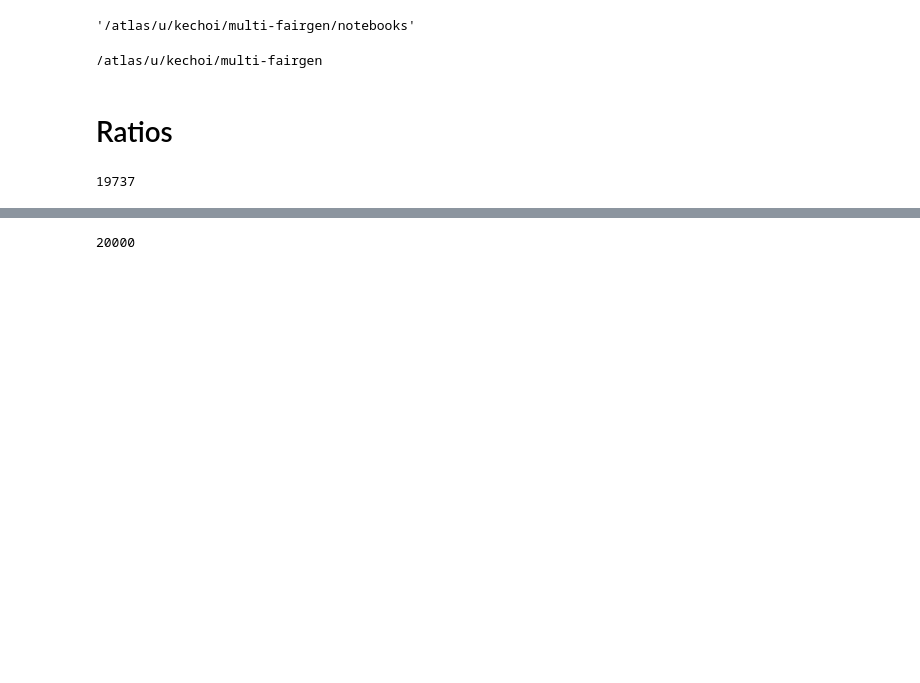
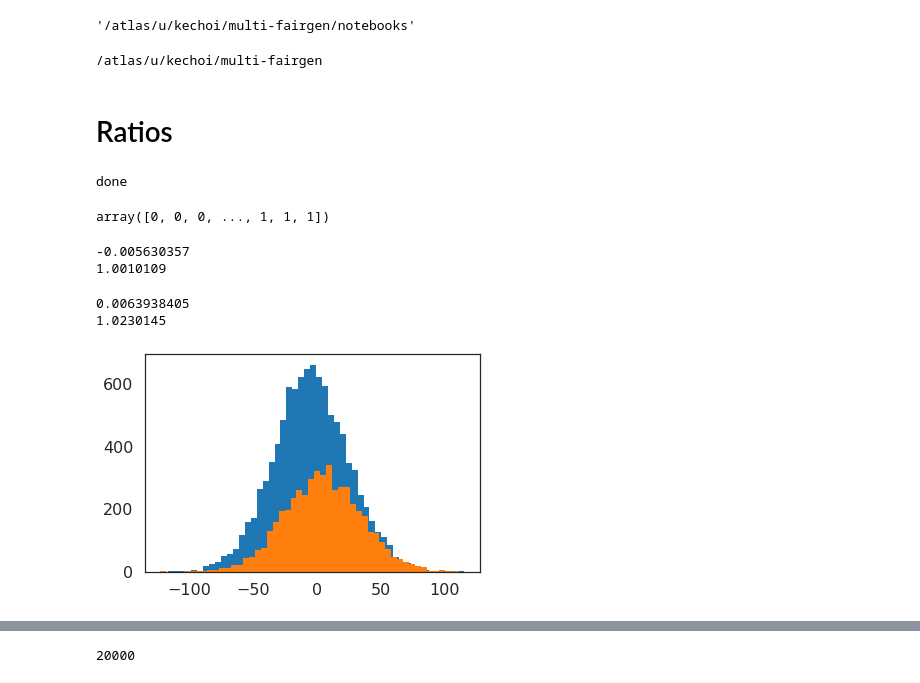
Before and after one commit to ermongroup/f-dre, a Jupyter notebook: notebooks/density ratios.ipynb, the cells around one changed output, grey strips where cells are left out. Saved outputs shown, nothing was run; the diff lists cells and outputs as text; code cells hidden in the pictures; blank space fills up the shorter version.

```diff
--- a/notebooks/density ratios.ipynb
+++ b/notebooks/density ratios.ipynb
@@ -31,7 +31,28 @@ cd ../
 /atlas/u/kechoi/multi-fairgen
 # %% [markdown]
 # Ratios
-# %%
-len(ratios)
-# %% [output]
-19737
+# %%
+print('done')
+# %% [output]
+done
+# %%
+all_dys
+# %% [output]
+array([0, 0, 0, ..., 1, 1, 1])
+# %%
+print(np.mean(all_zs[all_dys==0]))
+print(np.std(all_zs[all_dys==0]))
+# %% [output]
+-0.005630357
+1.0010109
+# %%
+print(np.mean(all_zs[all_dys==1]))
+print(np.std(all_zs[all_dys==1]))
+# %% [output]
+0.0063938405
+1.0230145
+# %%
+_ = plt.hist(all_zs[all_dys==0].sum(-1), bins=50)
+_ = plt.hist(all_zs[all_dys==1].sum(-1), bins=50)
+# %% [output]
+[figure, added]
```
Also changed, not shown: parts of 36 cells of this notebook, 10 other files.
